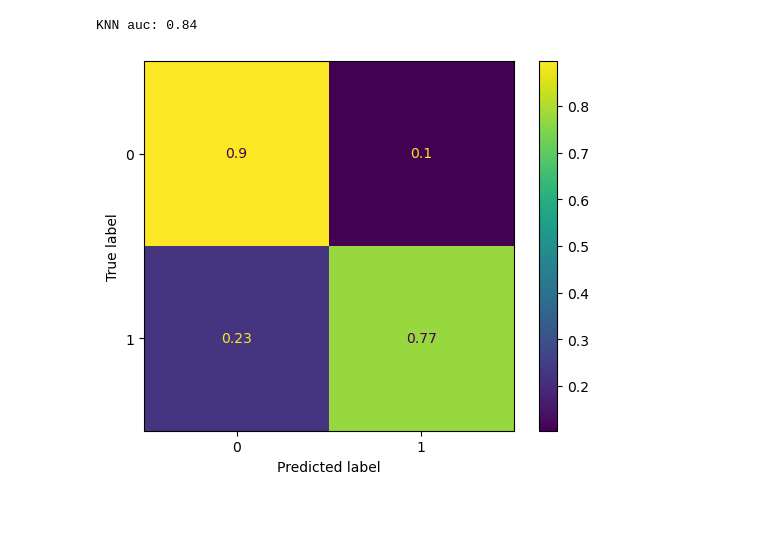
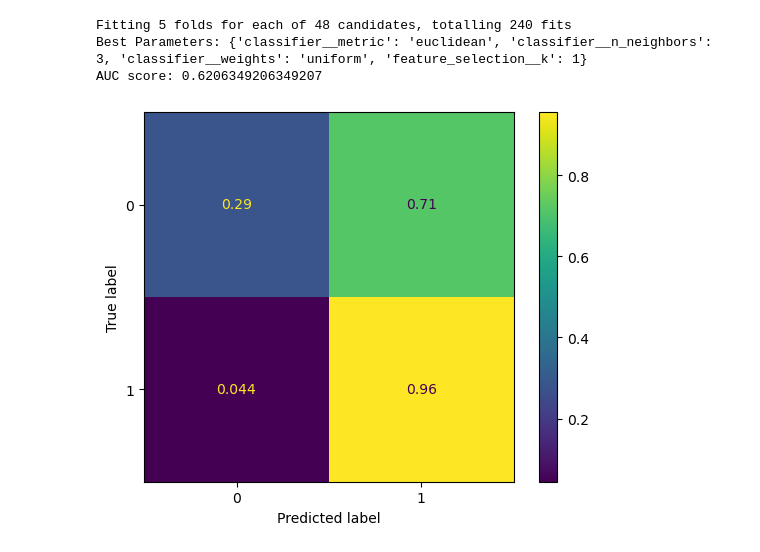
Before and after one commit to ljime080/CAP4612_Final_Project, a Jupyter notebook: final_project.ipynb, the cells around one changed output. Cells and saved outputs as stored; diff of their text form; code cells hidden in the pictures; blank space fills up the shorter version.

```diff
--- a/final_project.ipynb
+++ b/final_project.ipynb
@@ -210,11 +142,0 @@ plt.show()
-# %%
-knn = KNeighborsClassifier(n_neighbors=2)
-knn.fit(X_train , np.ravel(y_train))
-
-y_pred_knn = knn.predict(X_train)
-print(f"KNN auc: {roc_auc_score(y_train  , y_pred_knn):.2f}")
-ConfusionMatrixDisplay.from_predictions(y_train , y_pred_knn , normalize='true' )
-plt.show()
-# %% [output]
-KNN auc: 0.84
-[figure, removed]
@@ -221 +161,35 @@ KNN auc: 0.84
+# %%
+# Step 5: Create a pipeline with a classifier
+knn_pipeline = Pipeline(steps=[
+    ('preprocessor', preprocessor),
+    ('feature_selection', SelectKBest(score_func=f_classif, k= 10)),
+    ('classifier', KNeighborsClassifier())
+])
+
+# Step 6: Define a parameter grid for grid search
+param_grid = {
+    'feature_selection__k': [1, 2, 3, 4],  # Number of features to select
+    'classifier__n_neighbors': [3, 5, 7],  # Number of neighbors in KNN
+    'classifier__weights': ['uniform', 'distance'],  # Weighting scheme
+    'classifier__metric': ['euclidean', 'manhattan']  # Distance metric
+}
+
+# Step 7: Perform grid search
+grid_search = GridSearchCV(knn_pipeline, param_grid, cv=5, scoring=roc_auc_score, verbose=1, n_jobs=-1)
+grid_search.fit(X_train, y_train)
+
+# Step 8: Evaluate the best model
+best_model = grid_search.best_estimator_
+y_pred = best_model.predict(X_train)
+
+# Output results
+print("Best Parameters:", grid_search.best_params_)
+print("AUC score:", roc_auc_score(y_train, y_pred))
+ConfusionMatrixDisplay.from_predictions(y_train, y_pred , normalize='true' )
+plt.show()
+# %% [output]
+Fitting 5 folds for each of 48 candidates, totalling 240 fits
+Best Parameters: {'classifier__metric': 'euclidean', 'classifier__n_neighbors': 3, 'classifier__weights': 'uniform', 'feature_selection__k': 1}
+AUC score: 0.6206349206349207
+[figure, added]
 # %%
```
Also changed, not shown: parts of 15 cells of this notebook, 1 other file.
